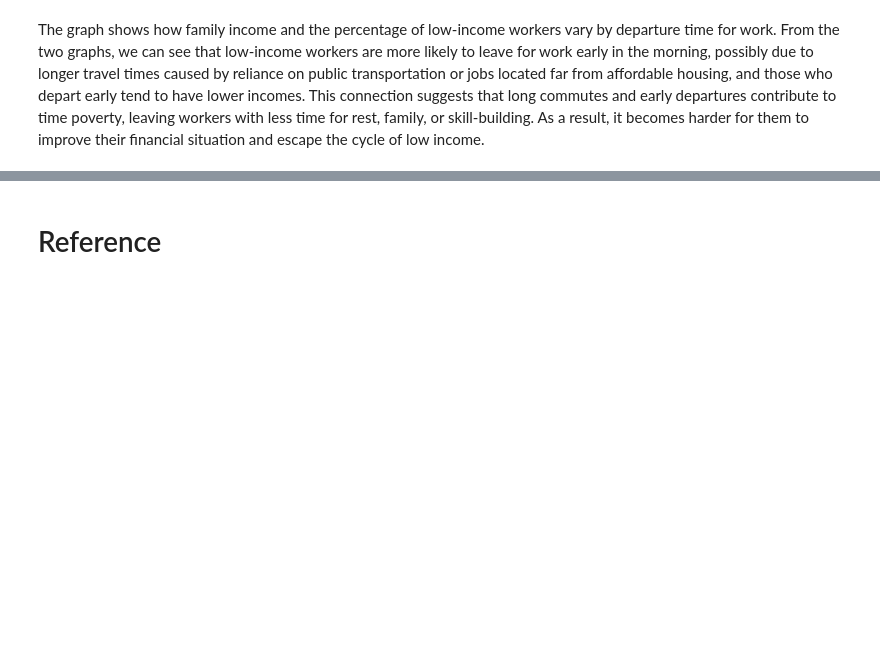
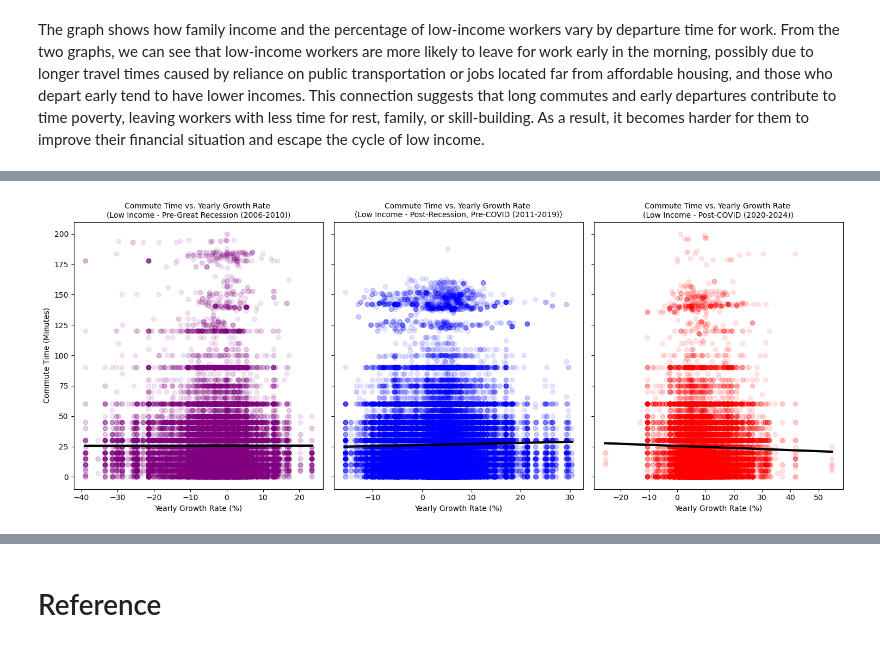
Before and after one commit to ECO225-W2025/eco225-project-code-DianaShen1224, a Jupyter notebook: Code/codebook.ipynb, the cells around one changed output, grey strips where cells are left out. Saved outputs shown, nothing was run; the diff lists cells and outputs as text; code cells hidden in the pictures; blank space fills up the shorter version.

```diff
--- a/Code/codebook.ipynb
+++ b/Code/codebook.ipynb
@@ -85,8 +78,8 @@ Convert the Date column in the reshaped DataFrame to a proper date format
 # %%
 id_vars = ['RegionID', 'SizeRank', 'RegionName', 'RegionType', 'StateName', 'State',
            'Metro', 'StateCodeFIPS', 'MunicipalCodeFIPS']
-hp_melted = pd.melt(hp, id_vars=id_vars, var_name='Date', value_name='Zillow Home Value Index (ZHVI)')
+hp_melted = pd.melt(hp, id_vars=id_vars, var_name='Date',
+                    value_name='Zillow Home Value Index (ZHVI)')
 hp_melted['Date'] = pd.to_datetime(hp_melted['Date'], errors='coerce')
 hp_melted['Year'] = hp_melted['Date'].dt.year
 hp_melted['Year'] =hp_melted.Year.astype(int)
-hp_melted.head()
@@ -666,0 +585,79 @@ Our analysis shows that rising urban housing costs have pushed low-income worker
+# %%
+import matplotlib.pyplot as plt
+import seaborn as sns
+import pandas as pd
+import numpy as np
+import statsmodels.api as sm
+
+covid_palette = {
+    "Pre-Great Recession (2006-2010)": "purple",
+    "Post-Recession, Pre-COVID (2011-2019)": "blue",
+    "Post-COVID (2020-2024)": "red"
+}
+
+
+low_income_data = resultmerge[resultmerge["Income_Category"] == "Low Income"].copy()
+
+def assign_period(year):
+    if 2006 <= year <= 2010:
+        return "Pre-Great Recession (2006-2010)"
+    elif 2011 <= year <= 2019:
+        return "Post-Recession, Pre-COVID (2011-2019)"
+    else:
+        return "Post-COVID (2020-2024)"
+
+low_income_data["Economic_Period"] = low_income_data["Year"].apply(assign_period)
+
+
+period_order = ["Pre-Great Recession (2006-2010)", "Post-Recession, Pre-COVID (2011-2019)",
+                "Post-COVID (2020-2024)"]
+low_income_data["Economic_Period"] = pd.Categorical(low_income_data["Economic_Period"],
+                                                    categories=period_order, ordered=True)
+
+
+fig, axes = plt.subplots(nrows=1, ncols=3, figsize=(15, 6), sharey=True)
+
+
+economic_periods = ["Pre-Great Recession (2006-2010)", "Post-Recession, Pre-COVID (2011-2019)",
+                    "Post-COVID (2020-2024)"]
+colors = ["purple", "blue", "red"]
+
+
+for i, (period, color) in enumerate(zip(economic_periods, colors)):
+    subset = low_income_data[low_income_data["Economic_Period"] == period]
+
+    axes[i].scatter(subset["Yearly_Growth_Rate"], subset["TRANTIME"], alpha=0.1,
+                    color=color, label=f"{period} Data")
+
+    X = subset["Yearly_Growth_Rate"]
+    y = subset["TRANTIME"]
+
+    if len(X) > 1:
+        X = sm.add_constant(X)
+        model = sm.OLS(y, X).fit()
+        X_pred = np.linspace(X["Yearly_Growth_Rate"].min(),
+                             X["Yearly_Growth_Rate"].max(), 100)
+        X_pred_const = sm.add_constant(X_pred)
+        y_pred = model.predict(X_pred_const)
+
+        axes[i].plot(X_pred, y_pred, color='black', linewidth=3,
+                     label="Fitted Line")
+
+    axes[i].set_title(f"Commute Time vs. Yearly Growth Rate \n(Low Income - {period})",
+                      fontsize=10)
+    axes[i].set_xlabel("Yearly Growth Rate (%)", fontsize=10)
+    if i == 0:
+        axes[i].set_ylabel("Commute Time (Minutes)", fontsize=10)
+
+
+    axes[i].set_facecolor("white")
+
+
+plt.tight_layout()
+
+
+fig.patch.set_facecolor('white')
+
+plt.show()
+# %% [output]
+[figure, added]
```
Also changed, not shown: parts of 122 cells of this notebook.
